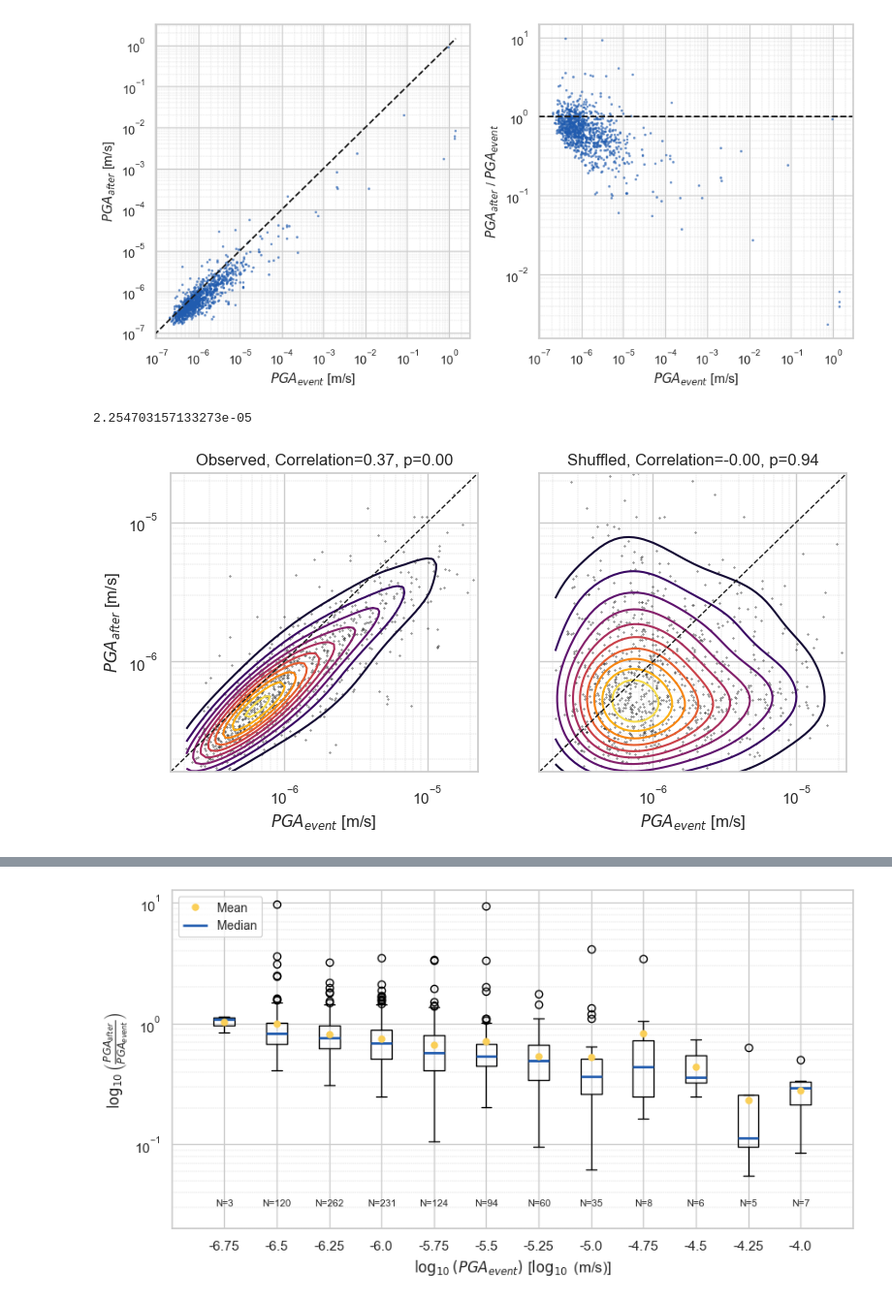
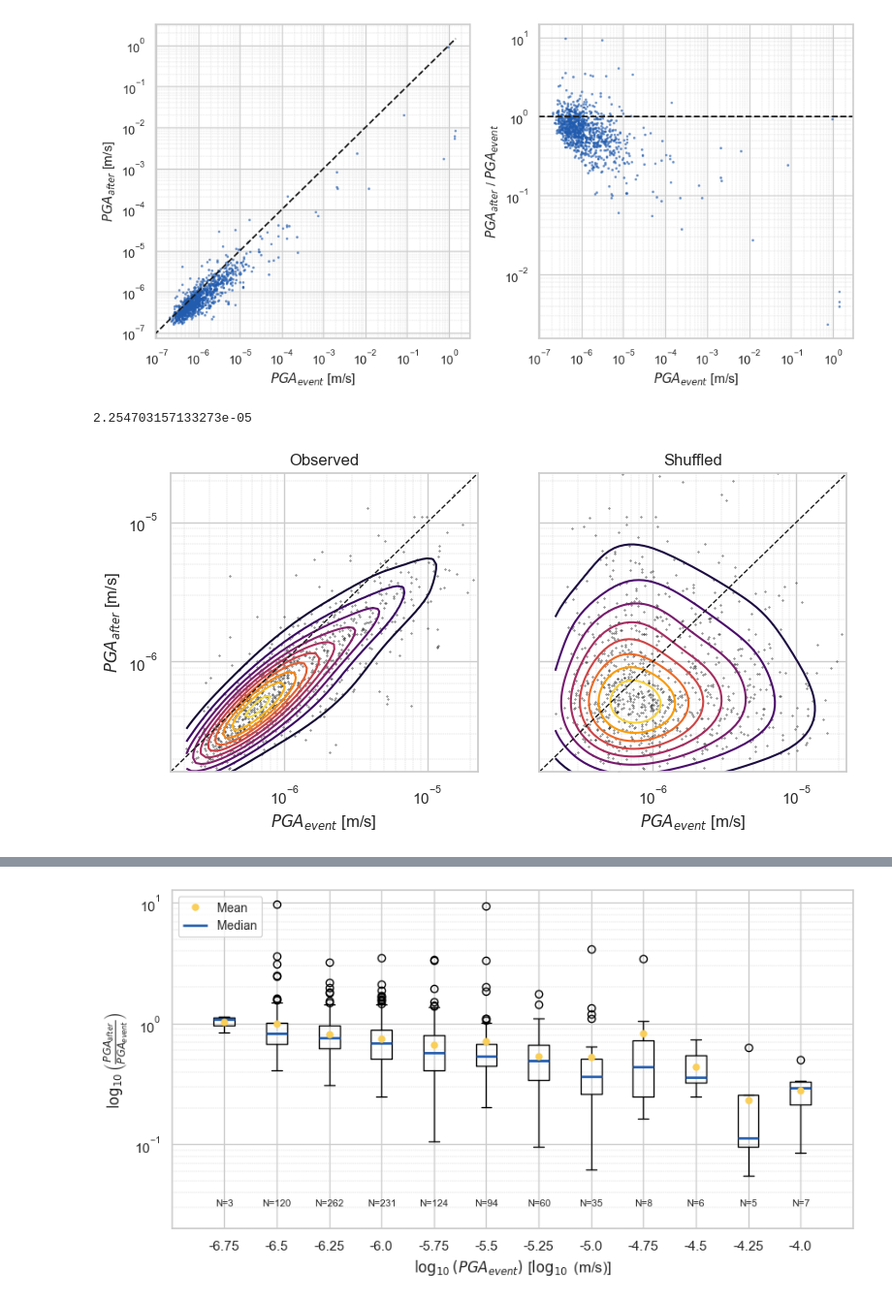
Before and after one commit to Ner-Ber/GroundMotion_QH, a Jupyter notebook: scripts/Leila/plots_from_max_amplitudes.ipynb, the cells around one changed output, grey strips where cells are left out. Shown: that part at 97% size. Saved outputs shown, nothing was run; the diff lists cells and outputs as text; code cells hidden in the pictures.

Commit message:
updated plotting

```diff
--- a/scripts/Leila/plots_from_max_amplitudes.ipynb
+++ b/scripts/Leila/plots_from_max_amplitudes.ipynb
@@ -37,13 +41,14 @@ plt.show()
 # %%
 fig, ax = scatter_pre_vs_post(
     a_pre_max,
     a_post_max,
+    add_corr=False
 )
 plt.savefig("../../figures/contours.png", dpi=300, bbox_inches="tight")
 plt.show()
 # %% [output]
 2.254703157133273e-05
-[figure, old version]
+[figure, new version]
 # %%
 fig, ax = hist_apre_apost(
     a_pre_max,
```
Also changed, not shown: parts of 5 cells of this notebook, 1 other file.
